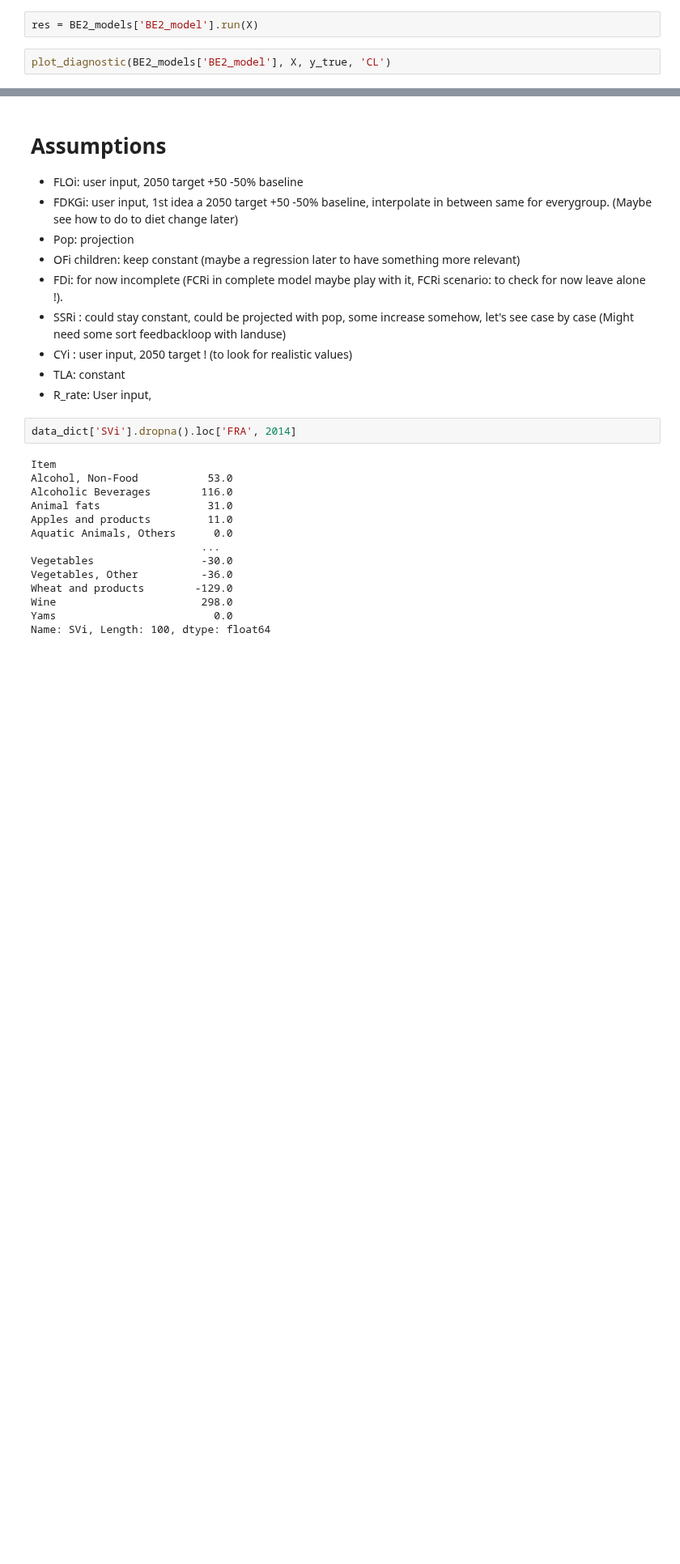
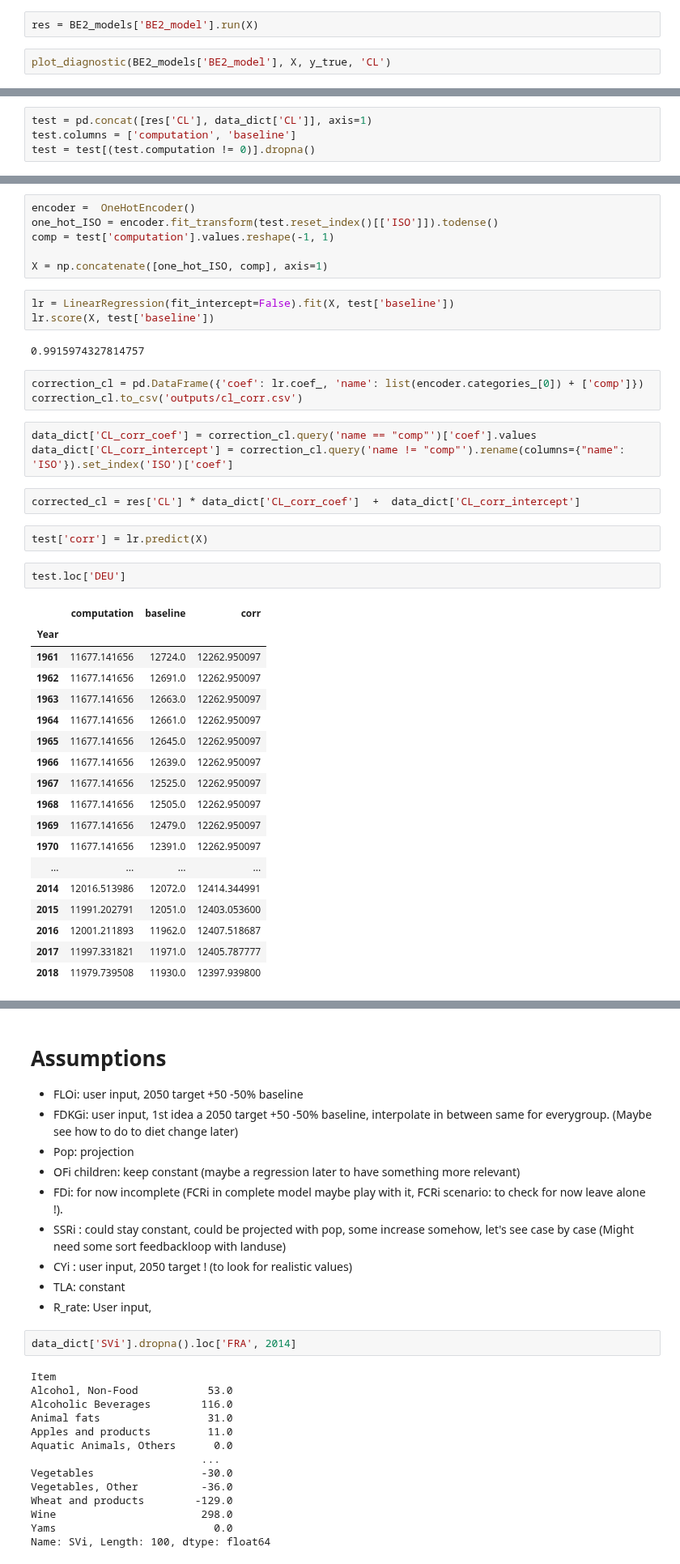
Before and after one commit to simonzabrocki/GraphModels, a Jupyter notebook: BE2_development.ipynb, the cells around one changed output, grey strips where cells are left out. Shown at 81% size. Drawn from its saved outputs; the diff is of its cells as text; blank space fills up the shorter version.

```diff
--- a/BE2_development.ipynb
+++ b/BE2_development.ipynb
@@ -150,0 +95,4 @@ res = BE2_models['BE2_model'].run(X)
+# %%
+test = pd.concat([res['CL'], data_dict['CL']], axis=1)
+test.columns = ['computation', 'baseline']
+test = test[(test.computation != 0)].dropna()
@@ -150,0 +102,42 @@ res = BE2_models['BE2_model'].run(X)
+# %%
+encoder =  OneHotEncoder()
+one_hot_ISO = encoder.fit_transform(test.reset_index()[['ISO']]).todense()
+comp = test['computation'].values.reshape(-1, 1)
+
+X = np.concatenate([one_hot_ISO, comp], axis=1)
+# %%
+lr = LinearRegression(fit_intercept=False).fit(X, test['baseline'])
+lr.score(X, test['baseline'])
+# %% [output]
+0.9915974327814757
+# %%
+correction_cl = pd.DataFrame({'coef': lr.coef_, 'name': list(encoder.categories_[0]) + ['comp']})
+correction_cl.to_csv('outputs/cl_corr.csv')
+# %%
+data_dict['CL_corr_coef'] = correction_cl.query('name == "comp"')['coef'].values
+data_dict['CL_corr_intercept'] = correction_cl.query('name != "comp"').rename(columns={"name": 'ISO'}).set_index('ISO')['coef']
+# %%
+corrected_cl = res['CL'] * data_dict['CL_corr_coef']  +  data_dict['CL_corr_intercept']
+# %%
+test['corr'] = lr.predict(X)
+# %%
+test.loc['DEU']
+# %% [output]
+|  | computation | baseline | corr |
+| Year |  |  |  |
+| 1961 | 11677.141656 | 12724.0 | 12262.950097 |
+| 1962 | 11677.141656 | 12691.0 | 12262.950097 |
+| 1963 | 11677.141656 | 12663.0 | 12262.950097 |
+| 1964 | 11677.141656 | 12661.0 | 12262.950097 |
+| 1965 | 11677.141656 | 12645.0 | 12262.950097 |
+| 1966 | 11677.141656 | 12639.0 | 12262.950097 |
+| 1967 | 11677.141656 | 12525.0 | 12262.950097 |
+| 1968 | 11677.141656 | 12505.0 | 12262.950097 |
+| 1969 | 11677.141656 | 12479.0 | 12262.950097 |
+| 1970 | 11677.141656 | 12391.0 | 12262.950097 |
+| ... | ... | ... | ... |
+| 2014 | 12016.513986 | 12072.0 | 12414.344991 |
+| 2015 | 11991.202791 | 12051.0 | 12403.053600 |
+| 2016 | 12001.211893 | 11962.0 | 12407.518687 |
+| 2017 | 11997.331821 | 11971.0 | 12405.787777 |
+| 2018 | 11979.739508 | 11930.0 | 12397.939800 |
```
Also changed, not shown: parts of 39 cells of this notebook, 3 other files.
